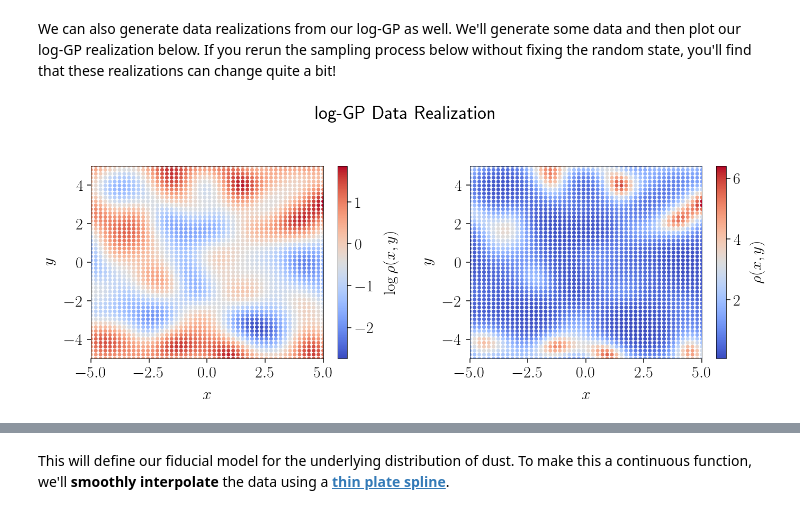
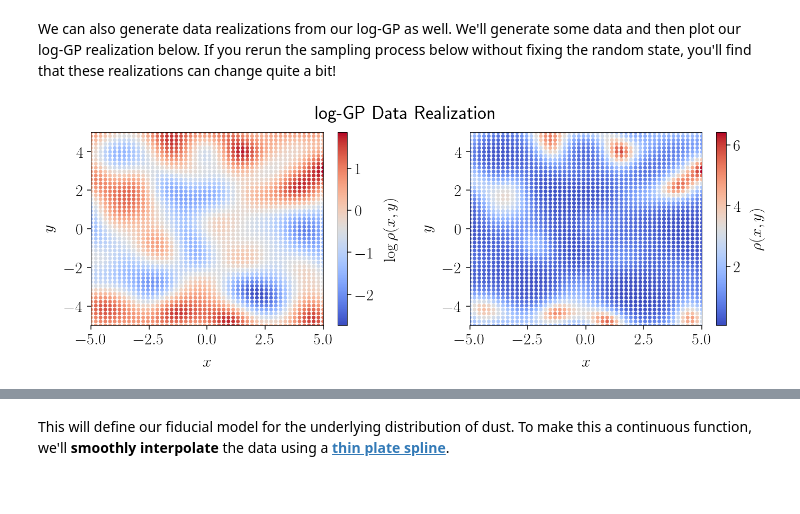
Before and after one commit to avaove/dust-map, a Jupyter notebook: dust_sim.ipynb, the cells around one changed output, grey strips where cells are left out. Cells and saved outputs as stored; diff of their text form; code cells hidden in the pictures.

Commit message:
updated notebooks and plots for typical NN

```diff
--- a/dust_sim.ipynb
+++ b/dust_sim.ipynb
@@ -156,24 +161,24 @@ Ygrid_samps = gp.sample_y(Xgrid, random_state=2021).reshape(len(Xgrid))
 # %%
 # plot realization
 plt.figure(figsize=(20, 8))
 plt.subplot(1, 2, 1)
 plt.scatter(Xgrid[:, 0], Xgrid[:, 1], c=Ygrid_samps,
             cmap='coolwarm')
 plt.xlabel(r'$x$')
 plt.ylabel(r'$y$')
 plt.colorbar(label=r'$\log \rho(x, y)$')
 plt.xlim([xgrid[0], xgrid[-1]])
 plt.ylim([ygrid[0], ygrid[-1]])
 plt.subplot(1, 2, 2)
 plt.scatter(Xgrid[:, 0], Xgrid[:, 1], c=np.exp(Ygrid_samps),
             cmap='coolwarm')
 plt.xlabel(r'$x$')
 plt.ylabel(r'$y$')
 plt.colorbar(label=r'$\rho(x, y)$')
 plt.xlim([xgrid[0], xgrid[-1]])
 plt.ylim([ygrid[0], ygrid[-1]])
-plt.suptitle('log-GP Data Realization', y=1.03)
+plt.suptitle('log-GP Data Realization', y=0.92)
 plt.tight_layout()
 plt.savefig('plots/data_realization.png', bbox_inches='tight')
 # %% [output]
-[figure, old version]
+[figure, new version]
```
Also changed, not shown: parts of 8 cells of this notebook, 15 other files.
